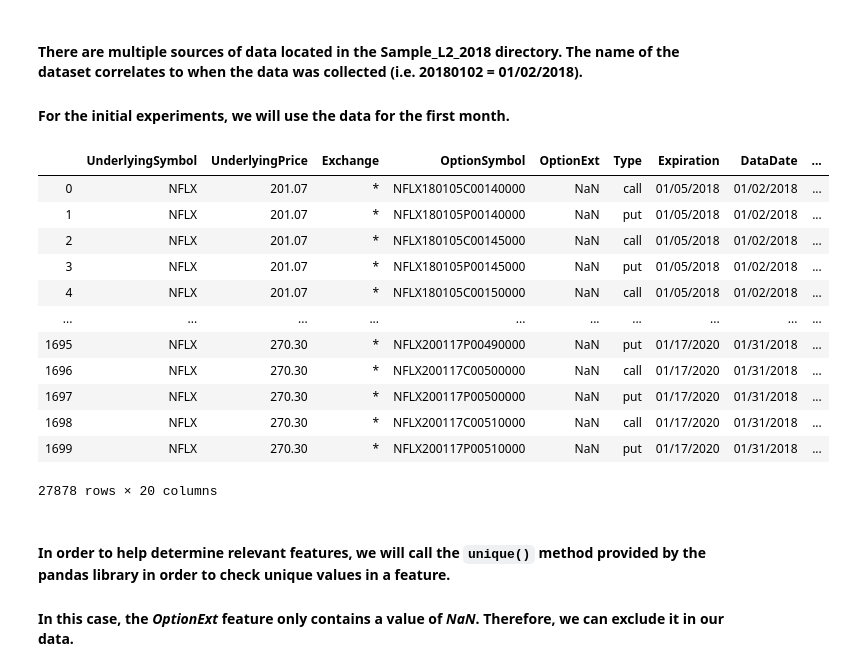
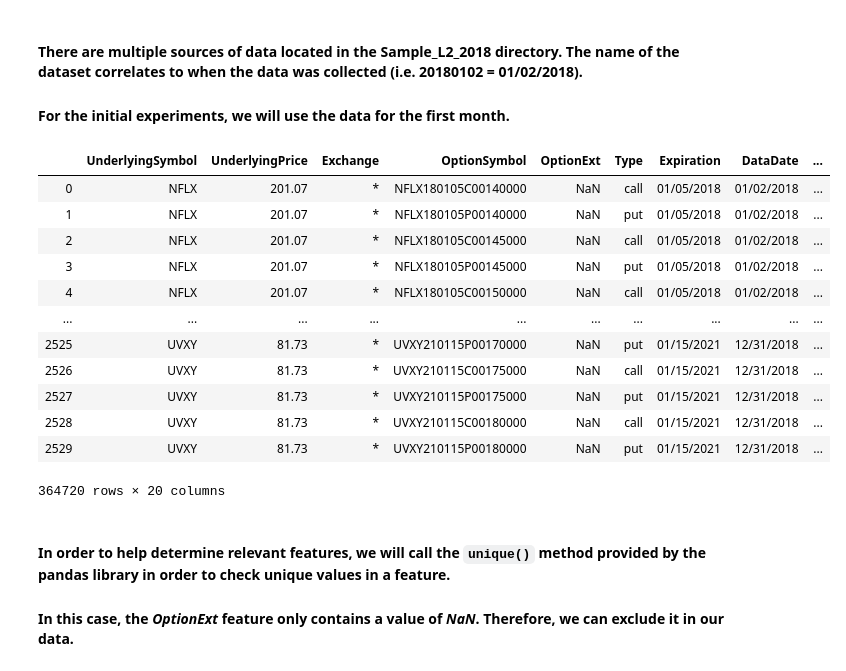
Before and after one commit to DanielHead96/4156ML, a Jupyter notebook: Research.ipynb, the cells around one changed output. Drawn from its saved outputs; the diff is of its cells as text; code cells hidden in the pictures.

Commit message:
included all 2018 options data

```diff
--- a/Research.ipynb
+++ b/Research.ipynb
@@ -27,22 +27,22 @@ import glob
 
 #### For the initial experiments, we will use the data for the first month.
 # %%
-options = pd.concat(map(pd.read_csv, glob.glob("Sample_L2_2018/L2_options_201801*.csv")))
+options = pd.concat(map(pd.read_csv, glob.glob("Sample_L2_2018/L2_options_2018*.csv")))
 options
 # %% [output]
 |  | UnderlyingSymbol | UnderlyingPrice | Exchange | OptionSymbol | OptionExt | Type | Expiration | DataDate | ... |
 | 0 | NFLX | 201.07 | * | NFLX180105C00140000 | NaN | call | 01/05/2018 | 01/02/2018 | ... |
 | 1 | NFLX | 201.07 | * | NFLX180105P00140000 | NaN | put | 01/05/2018 | 01/02/2018 | ... |
 | 2 | NFLX | 201.07 | * | NFLX180105C00145000 | NaN | call | 01/05/2018 | 01/02/2018 | ... |
 | 3 | NFLX | 201.07 | * | NFLX180105P00145000 | NaN | put | 01/05/2018 | 01/02/2018 | ... |
 | 4 | NFLX | 201.07 | * | NFLX180105C00150000 | NaN | call | 01/05/2018 | 01/02/2018 | ... |
 | ... | ... | ... | ... | ... | ... | ... | ... | ... | ... |
-| 1695 | NFLX | 270.30 | * | NFLX200117P00490000 | NaN | put | 01/17/2020 | 01/31/2018 | ... |
-| 1696 | NFLX | 270.30 | * | NFLX200117C00500000 | NaN | call | 01/17/2020 | 01/31/2018 | ... |
-| 1697 | NFLX | 270.30 | * | NFLX200117P00500000 | NaN | put | 01/17/2020 | 01/31/2018 | ... |
-| 1698 | NFLX | 270.30 | * | NFLX200117C00510000 | NaN | call | 01/17/2020 | 01/31/2018 | ... |
-| 1699 | NFLX | 270.30 | * | NFLX200117P00510000 | NaN | put | 01/17/2020 | 01/31/2018 | ... |
+| 2525 | UVXY | 81.73 | * | UVXY210115P00170000 | NaN | put | 01/15/2021 | 12/31/2018 | ... |
+| 2526 | UVXY | 81.73 | * | UVXY210115C00175000 | NaN | call | 01/15/2021 | 12/31/2018 | ... |
+| 2527 | UVXY | 81.73 | * | UVXY210115P00175000 | NaN | put | 01/15/2021 | 12/31/2018 | ... |
+| 2528 | UVXY | 81.73 | * | UVXY210115C00180000 | NaN | call | 01/15/2021 | 12/31/2018 | ... |
+| 2529 | UVXY | 81.73 | * | UVXY210115P00180000 | NaN | put | 01/15/2021 | 12/31/2018 | ... |
-27878 rows × 20 columns
+364720 rows × 20 columns
 # %% [markdown]
 #### In order to help determine relevant features, we will call the <code>unique()</code> method provided by the pandas library in order to check unique values in a feature.
 
```
Also changed, not shown: parts of 6 cells of this notebook.
